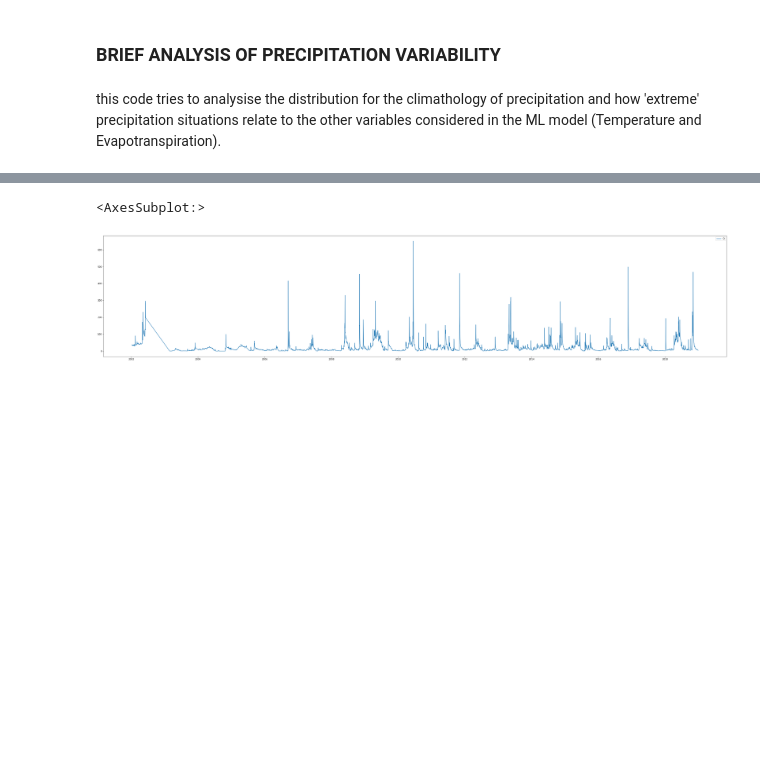
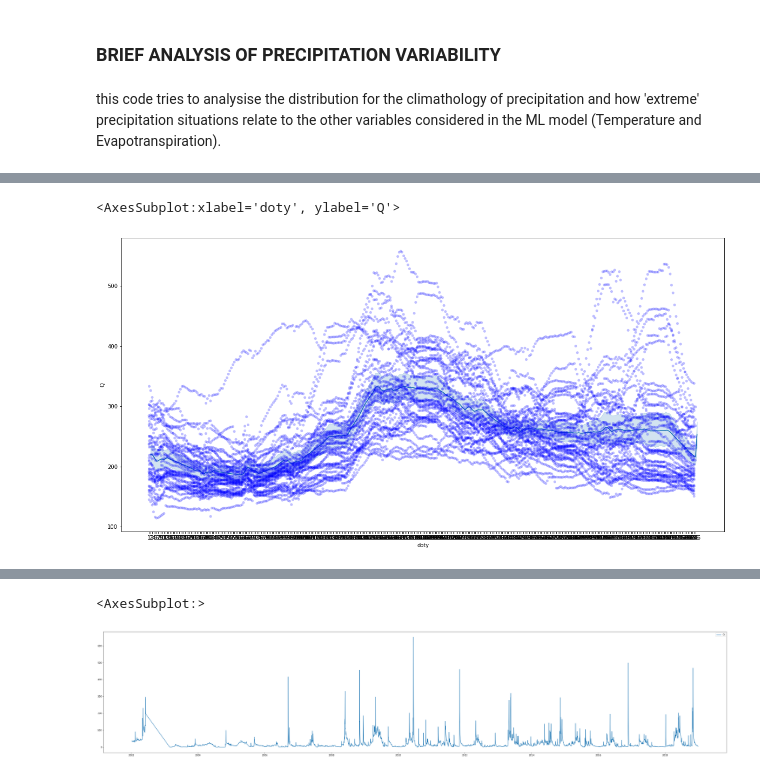
Before and after one commit to mmazzolini/Runoff_prediction, a Jupyter notebook: Analysis_meteo_climatology.ipynb, the cells around one changed output, grey strips where cells are left out. Drawn from its saved outputs; the diff is of its cells as text; code cells hidden in the pictures; blank space fills up the shorter version.

```diff
--- a/Analysis_meteo_climatology.ipynb
+++ b/Analysis_meteo_climatology.ipynb
@@ -32,0 +71,11 @@ t_unit=15
+# %%
+plt.figure(figsize=(20,10))
+sns.stripplot(x="doty", y="Q",
+              data=runoff_t_unit, dodge=True, alpha=.25,color='blue')
+#g.set_xticklabels(prec_plot.index.month_name().unique())
+sns.lineplot(x="doty", y="Q",
+              data=runoff_t_unit, palette=['red'])
+#g.tight_layout()
+# %% [output]
+<AxesSubplot:xlabel='doty', ylabel='Q'>
+[figure, added]
```
Also changed, not shown: parts of 10 cells of this notebook, 17 other files.
